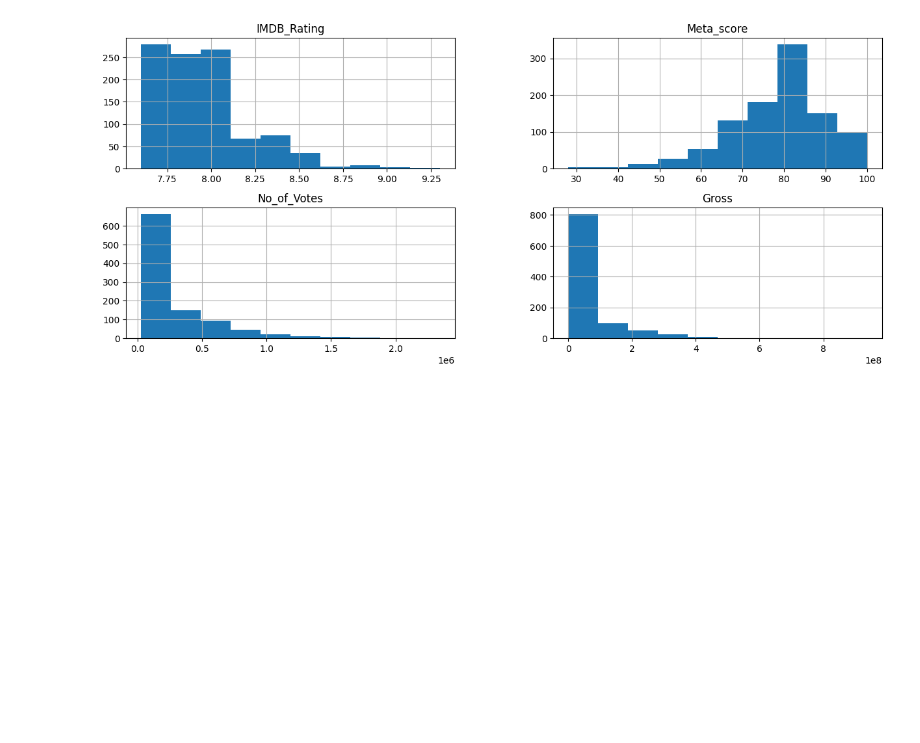
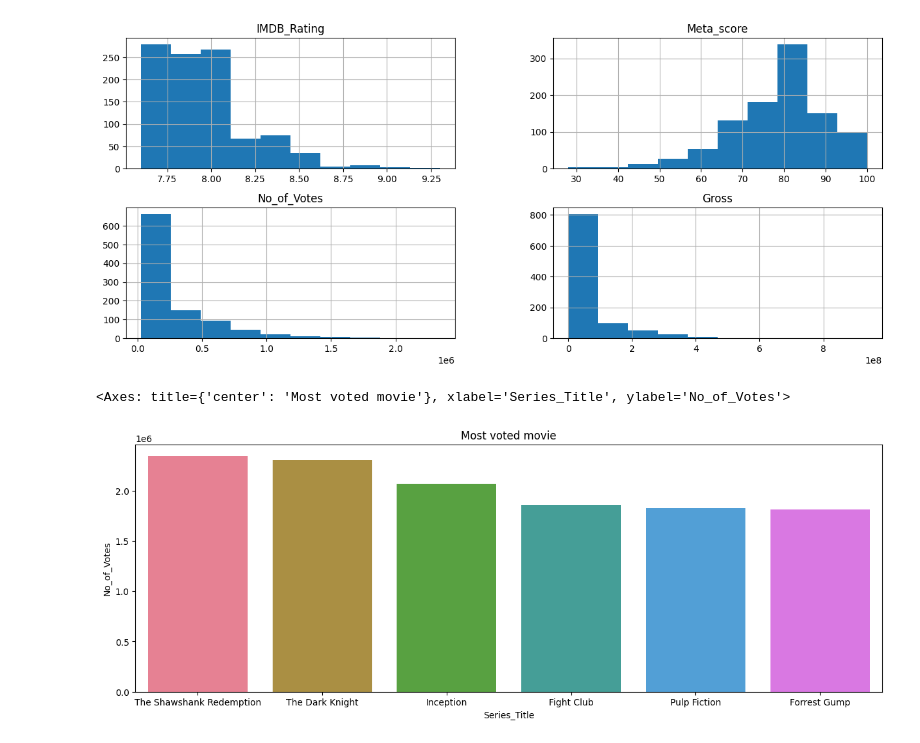
Before and after one commit to vqgquan/IMDB_movie_data_analysis_project, a Jupyter notebook: imdb_analysis.ipynb, the cells around one changed output. Saved outputs shown, nothing was run; the diff lists cells and outputs as text; code cells hidden in the pictures; blank space fills up the shorter version.

```diff
--- a/imdb_analysis.ipynb
+++ b/imdb_analysis.ipynb
@@ -120,3 +121,12 @@ array([[<Axes: title={'center': 'IMDB_Rating'}>,
        [<Axes: title={'center': 'No_of_Votes'}>,
         <Axes: title={'center': 'Gross'}>]], dtype=object)
 [figure]
+# %%
+top_voted = imdb_dataset.sort_values(["No_of_Votes"], ascending = False)
+
+fig,axs=plt.subplots(figsize=(15,5))
+plt.title("Most voted movie")
+sns.barplot(x=top_voted["Series_Title"][:6], y=top_voted["No_of_Votes"][:6], hue=top_voted["Series_Title"][:6], palette= "husl")
+# %% [output]
+<Axes: title={'center': 'Most voted movie'}, xlabel='Series_Title', ylabel='No_of_Votes'>
+[figure, added]
```
Also changed, not shown: parts of 7 cells of this notebook.
